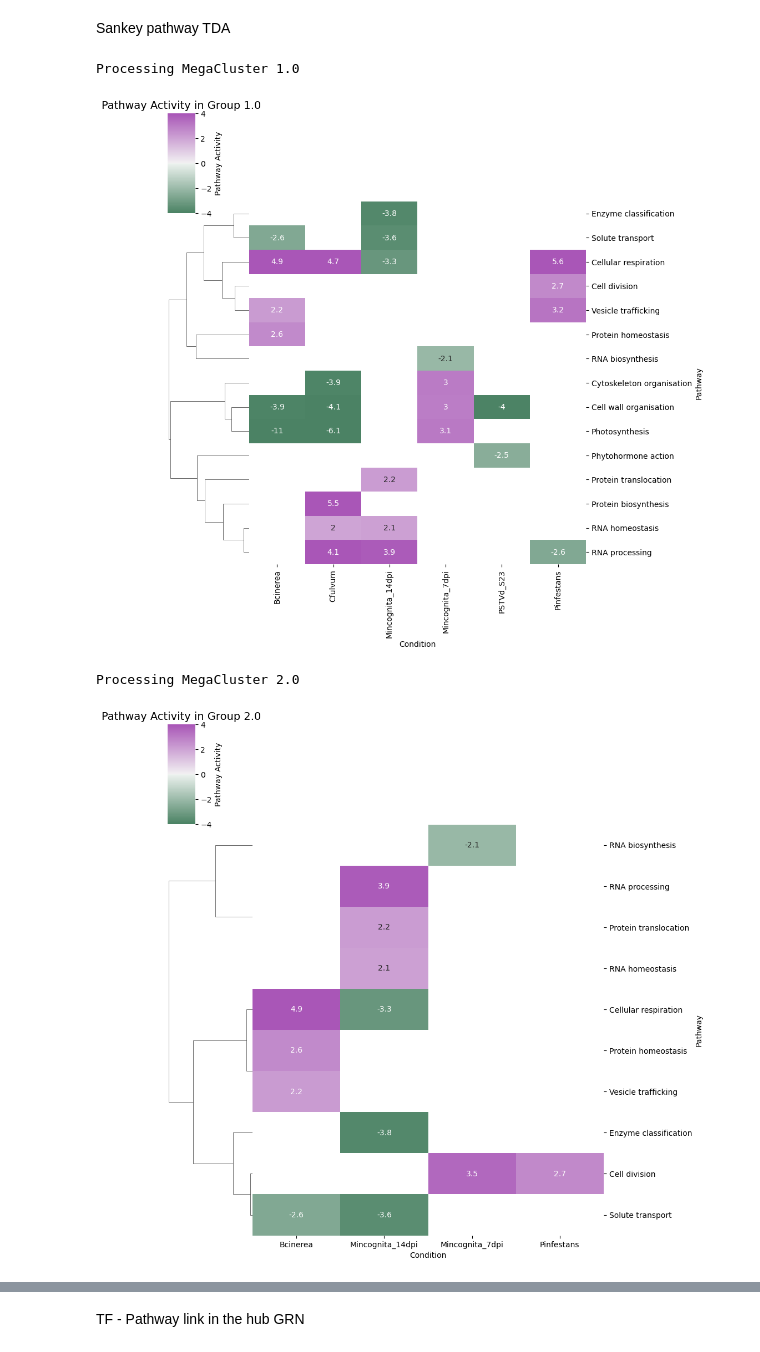
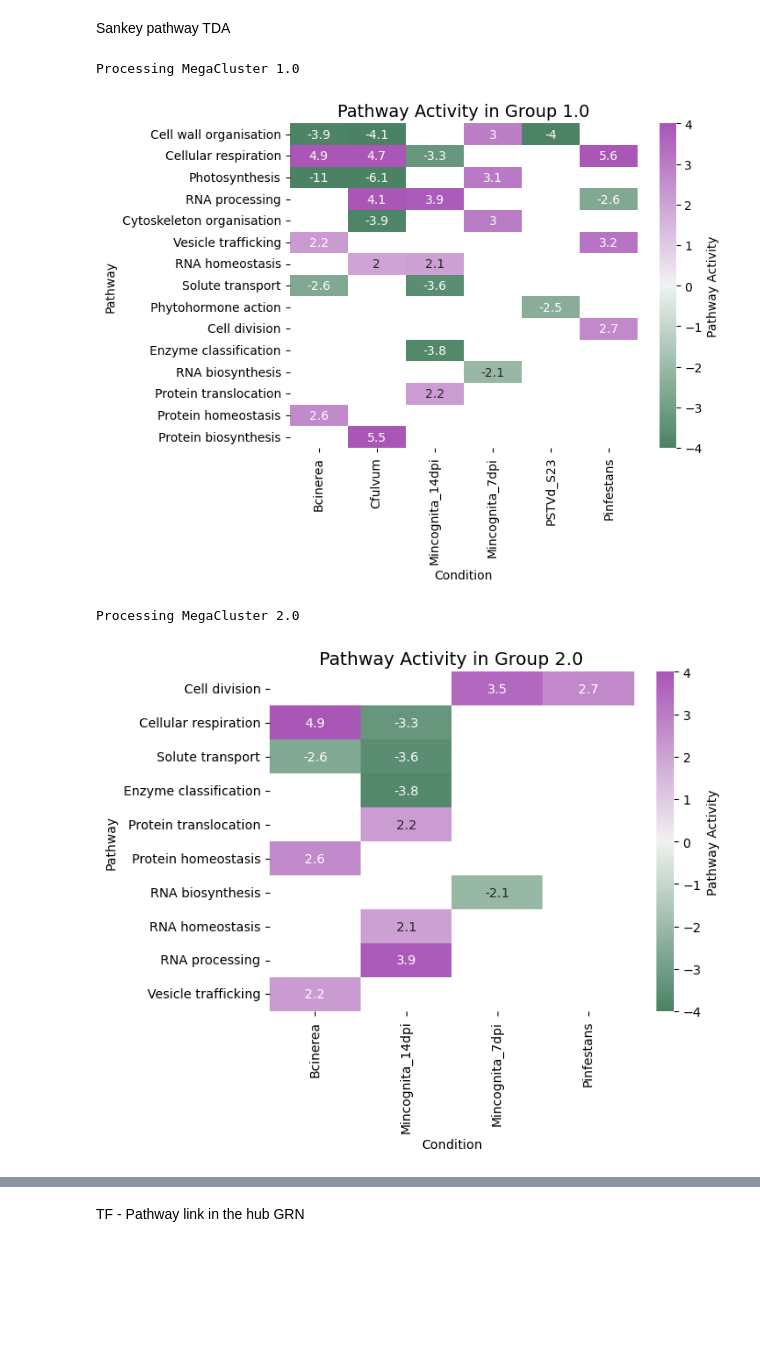
Before and after one commit to Plant-Net/GENIAL_Framework, a Jupyter notebook: TDA/Pathway_TDA_and_link_TF_pathway.ipynb, the cells around one changed output, grey strips where cells are left out. Cells and saved outputs as stored; diff of their text form; code cells hidden in the pictures; blank space fills up the shorter version.

```diff
--- a/TDA/Pathway_TDA_and_link_TF_pathway.ipynb
+++ b/TDA/Pathway_TDA_and_link_TF_pathway.ipynb
@@ -228,40 +265,38 @@ for megaclust in group_dict.keys():
         triplet_sub = triplet[triplet['TF'].isin(TF_in_megaclust)]
         filtered_triplet_sub = triplet_sub[triplet_sub['TF_Activity'] != 0]
         pathway_acts_sub_group = filtered_triplet_sub.pivot_table(index='Pathway', columns='Condition', values='Pathway_Activity')
         pathway_acts_sub_group = pathway_acts_sub_group.fillna(0)
         pathway_acts_sub_group = pathway_acts_sub_group.loc[(pathway_acts_sub_group != 0).any(axis=1),(pathway_acts_sub_group != 0).any(axis=0)]
+        n_cond = (pathway_acts_sub_group != 0).sum(axis=1)
+        pathway_acts_sub_group = pathway_acts_sub_group.loc[n_cond.sort_values(ascending=False).index]
         mask = (pathway_acts_sub_group == 0)
         # pathway_acts_sub_group = pathway_acts_sub_group.replace(0, np.nan)
         # fig = sankey_pathway_activity(pathway_acts_sub_group, title=f"Pathway activity Sankey in group {megaclust}")
         # fig.write_image(f'Plot/Sankey_pathway_group_{megaclust}_corrected.svg', format='svg')
         if pathway_acts_sub_group.shape[1] > 1 :
-            fig = sns.clustermap(pathway_acts_sub_group, mask=mask,
+            fig = sns.heatmap(pathway_acts_sub_group, mask=mask,
                 cmap=sns.diverging_palette(145, 300, s=60, as_cmap=True),
                 center=0,
                 cbar_kws={'label': 'Pathway Activity'},
                 vmin = -4,
-                vmax = 4, annot=True,
-                method='average',
-                metric='correlation',
-                row_cluster=True,
-                col_cluster=False)
+                vmax = 4, annot=True)
             plt.title(f"Pathway Activity in Group {megaclust}", fontsize=14)
             plt.savefig(f'Plot/Heatmap_pathway_group_{megaclust}_corrected.svg', format='svg')
             plt.show()
         else:
             fig = sns.heatmap(pathway_acts_sub_group, mask=mask,
                cmap=sns.diverging_palette(145, 300, s=60, as_cmap=True),
                center=0,
                cbar_kws={'label': 'Pathway Activity'},
                vmin = -4,
                vmax = 4, annot=True)
             plt.title(f"Pathway Activity in Group {megaclust}", fontsize=14)
             plt.savefig(f'Plot/Heatmap_pathway_group_{megaclust}_corrected.svg', format='svg')
             plt.show()
         # fig.show()
 # %% [output]
 Processing MegaCluster 1.0
-[figure, old version]
+[figure, new version]
 Processing MegaCluster 2.0
-[figure, old version]
+[figure, new version]
 Processing MegaCluster 3.0
```
Also changed, not shown: parts of 11 cells of this notebook, 3 other files.
